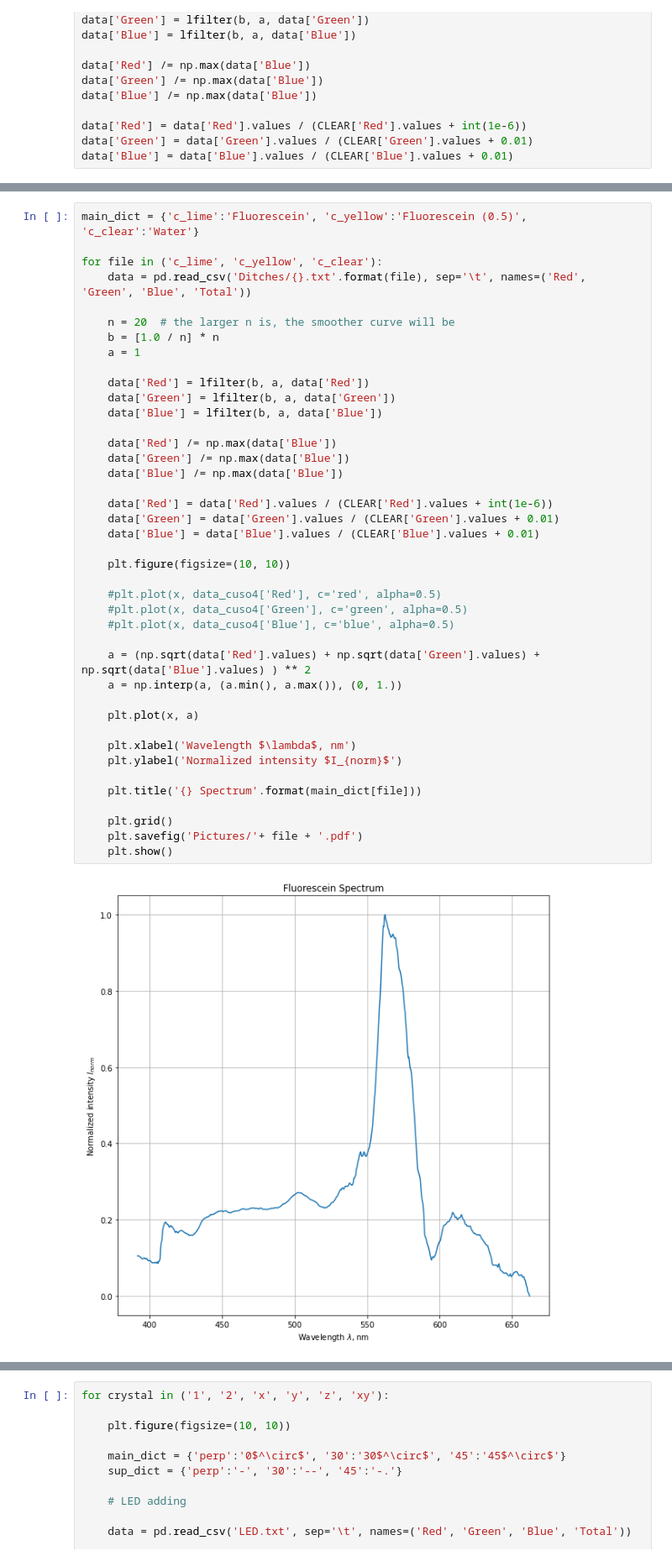
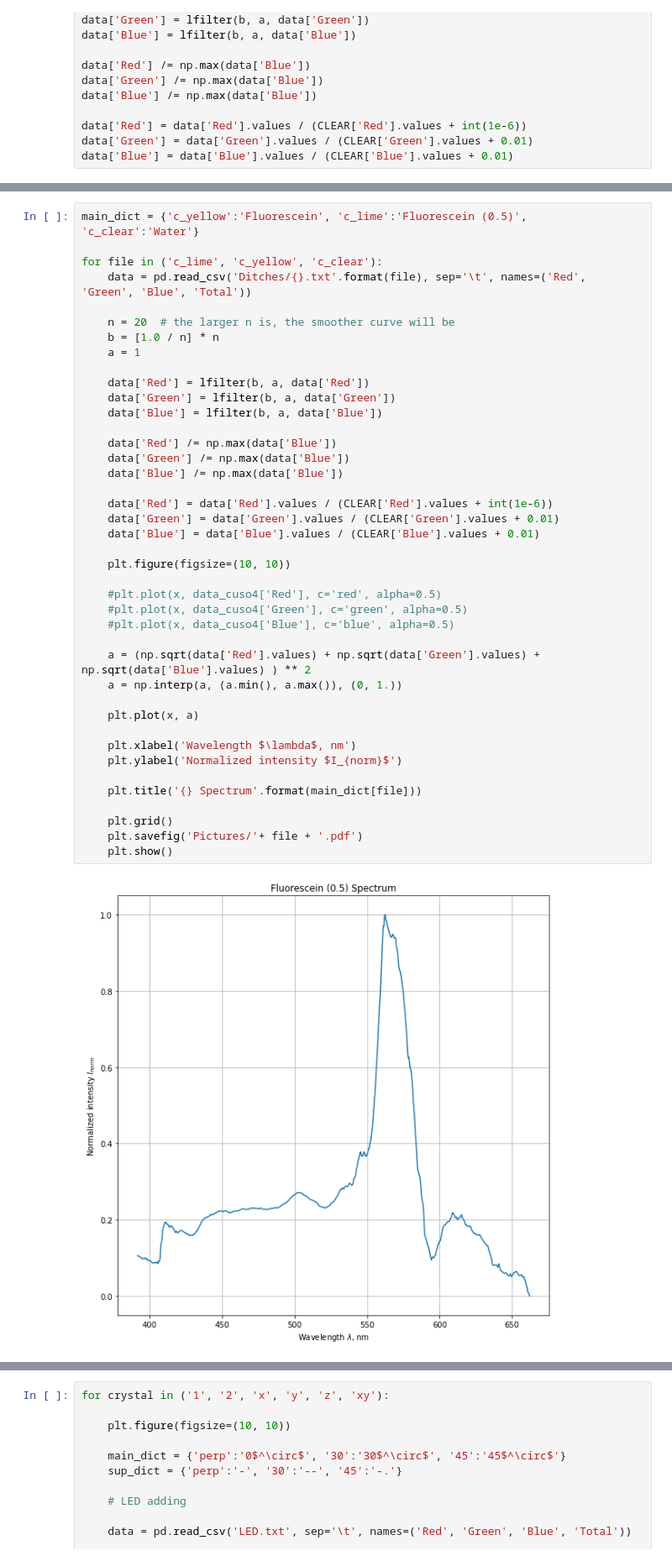
Before and after one commit to f3ss1/HSE-FF, a Jupyter notebook: 6th semester/Modern Physics Practice/Spectrometer/Data/data analysis.ipynb, the cells around one changed output, grey strips where cells are left out. Shown at 84% size. Drawn from its saved outputs; the diff is of its cells as text.

```diff
--- a/6th semester/Modern Physics Practice/Spectrometer/Data/data analysis.ipynb
+++ b/6th semester/Modern Physics Practice/Spectrometer/Data/data analysis.ipynb
@@ -318,7 +318,7 @@ plt.show()
 # %% [output]
 [figure]
 # %%
-main_dict = {'c_lime':'Fluorescein', 'c_yellow':'Fluorescein (0.5)', 'c_clear':'Water'}
+main_dict = {'c_yellow':'Fluorescein', 'c_lime':'Fluorescein (0.5)', 'c_clear':'Water'}
 
 for file in ('c_lime', 'c_yellow', 'c_clear'):
     data = pd.read_csv('Ditches/{}.txt'.format(file), sep='\t', names=('Red', 'Green', 'Blue', 'Total'))
@@ -332,31 +332,31 @@ for file in ('c_lime', 'c_yellow', 'c_clear'):
     data['Blue'] = lfilter(b, a, data['Blue'])
 
     data['Red'] /= np.max(data['Blue'])
     data['Green'] /= np.max(data['Blue'])
     data['Blue'] /= np.max(data['Blue'])
 
     data['Red'] = data['Red'].values / (CLEAR['Red'].values + int(1e-6))
     data['Green'] = data['Green'].values / (CLEAR['Green'].values + 0.01)
     data['Blue'] = data['Blue'].values / (CLEAR['Blue'].values + 0.01)
 
     plt.figure(figsize=(10, 10))
 
     #plt.plot(x, data_cuso4['Red'], c='red', alpha=0.5)
     #plt.plot(x, data_cuso4['Green'], c='green', alpha=0.5)
     #plt.plot(x, data_cuso4['Blue'], c='blue', alpha=0.5)
 
     a = (np.sqrt(data['Red'].values) + np.sqrt(data['Green'].values) + np.sqrt(data['Blue'].values) ) ** 2
     a = np.interp(a, (a.min(), a.max()), (0, 1.))
 
     plt.plot(x, a)
 
     plt.xlabel('Wavelength $\lambda$, nm')
     plt.ylabel('Normalized intensity $I_{norm}$')
 
     plt.title('{} Spectrum'.format(main_dict[file]))
 
     plt.grid()
     plt.savefig('Pictures/'+ file + '.pdf')
     plt.show()
 # %% [output]
-[figure, old version]
+[figure, new version]
```
Also changed, not shown: parts of 3 cells of this notebook, 40 other files.
